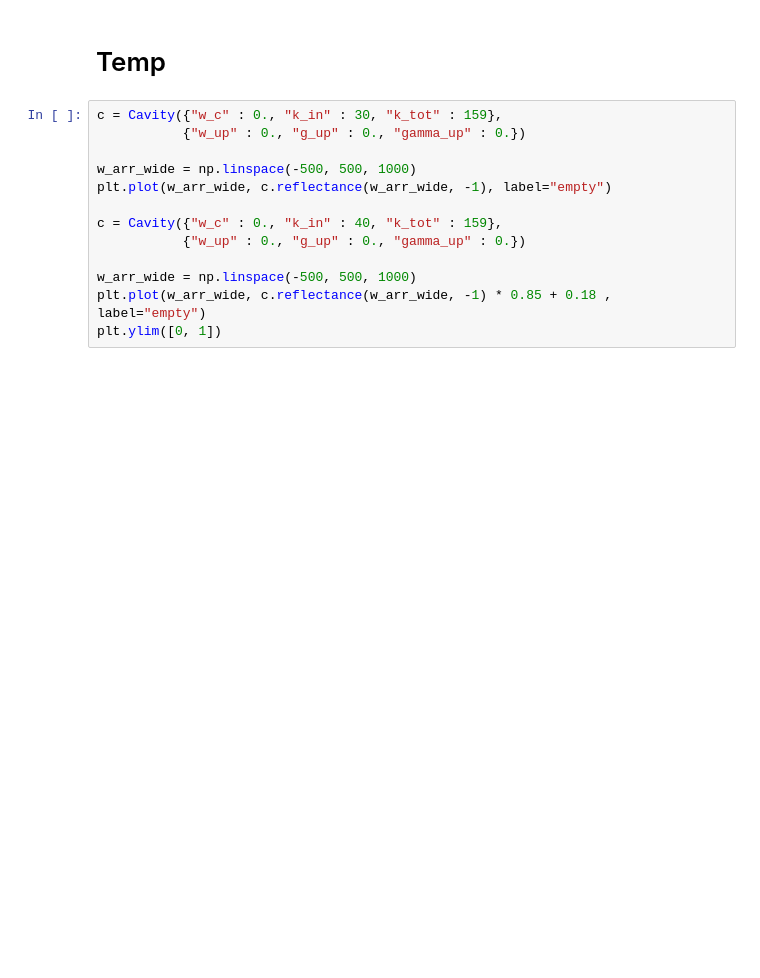
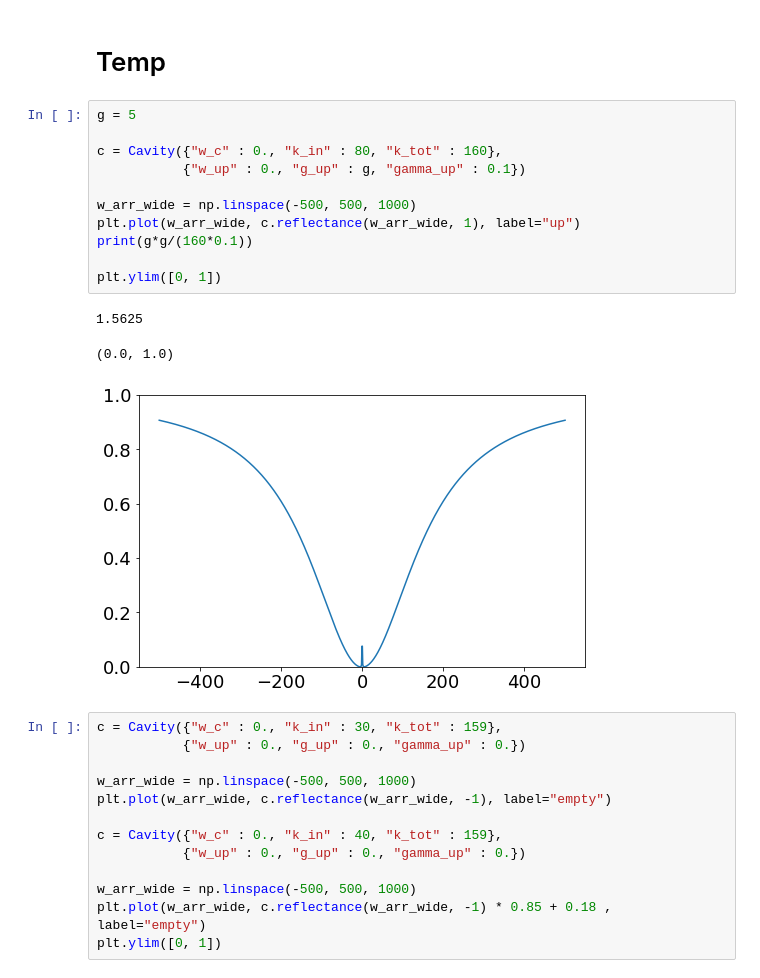
Before and after one commit to huanyanqi/siv-cqed-model, a Jupyter notebook: notebooks/cavityqed_explore.ipynb, the cells around one changed output. Saved outputs shown, nothing was run; the diff lists cells and outputs as text; blank space fills up the shorter version.

```diff
--- a/notebooks/cavityqed_explore.ipynb
+++ b/notebooks/cavityqed_explore.ipynb
@@ -85,6 +85,21 @@ plt.ylim([0, 1])
 [figure]
 # %% [markdown]
 # Temp
+# %%
+g = 5
+
+c = Cavity({"w_c" : 0., "k_in" : 80, "k_tot" : 160},
+           {"w_up" : 0., "g_up" : g, "gamma_up" : 0.1})
+
+w_arr_wide = np.linspace(-500, 500, 1000)
+plt.plot(w_arr_wide, c.reflectance(w_arr_wide, 1), label="up")
+print(g*g/(160*0.1))
+
+plt.ylim([0, 1])
+# %% [output]
+1.5625
+(0.0, 1.0)
+[figure, added]
 # %%
 c = Cavity({"w_c" : 0., "k_in" : 30, "k_tot" : 159},
            {"w_up" : 0., "g_up" : 0., "gamma_up" : 0.})
```
Also changed, not shown: 3 other files.
